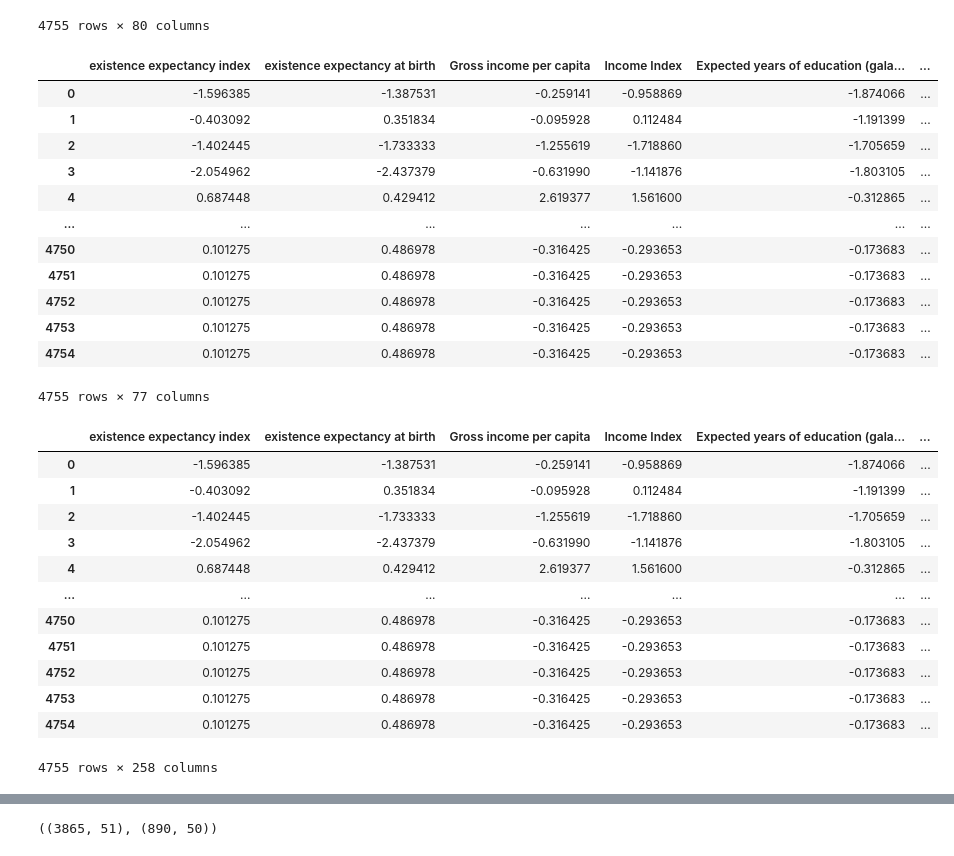
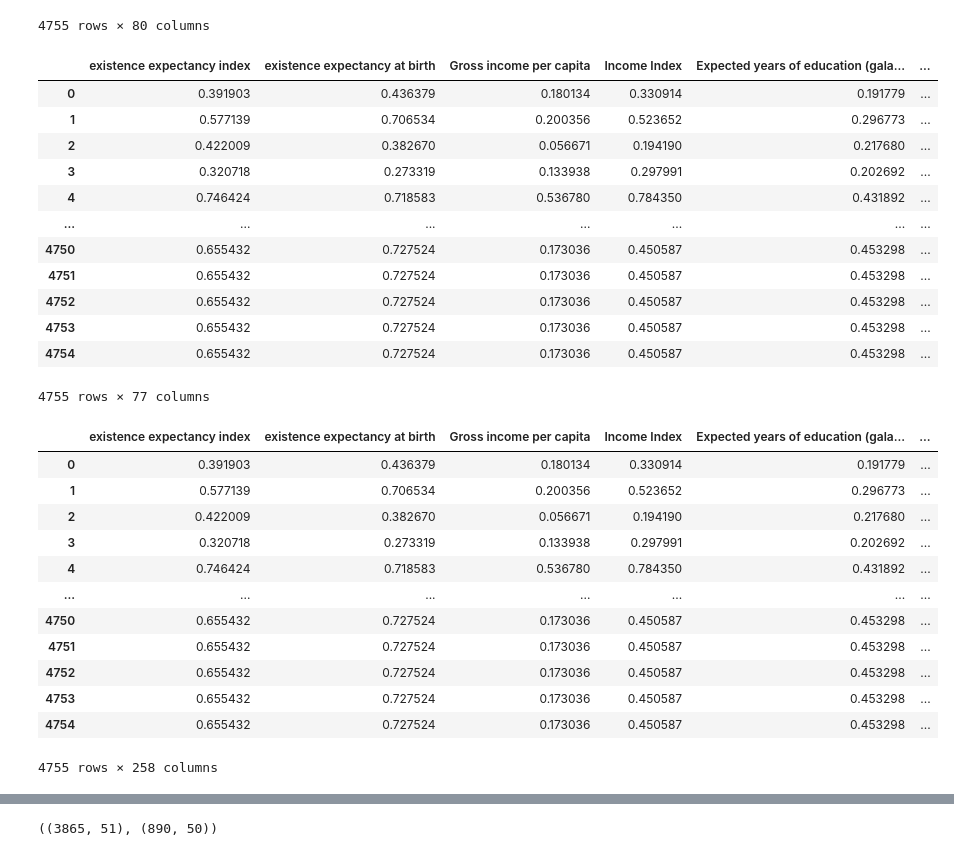
Before and after one commit to devrimcavusoglu/prohack, a Jupyter notebook: notebooks/eda/dimension_reduction_autoencoder.ipynb, the cells around one changed output, grey strips where cells are left out. Saved outputs shown, nothing was run; the diff lists cells and outputs as text; code cells hidden in the pictures.

```diff
--- a/notebooks/eda/dimension_reduction_autoencoder.ipynb
+++ b/notebooks/eda/dimension_reduction_autoencoder.ipynb
@@ -80,24 +80,24 @@ from sklearn.preprocessing import StandardScaler, MinMaxScaler, MaxAbsScaler
 df_scaled = df.drop(['galactic year', 'galaxy', 'y'], axis=1)
 cols = df_scaled.columns
 # %%
-scaler = StandardScaler()
-# scaler = MinMaxScaler()
+# scaler = StandardScaler()
+scaler = MinMaxScaler()
 # scaler = MaxAbsScaler()
 df_scaled = pd.DataFrame(scaler.fit_transform(df_scaled), columns=cols)
 df_scaled
 # %% [output]
 |  | existence expectancy index | existence expectancy at birth | Gross income per capita | Income Index | Expected years of education (gala... | ... |
-| 0 | -1.596385 | -1.387531 | -0.259141 | -0.958869 | -1.874066 | ... |
-| 1 | -0.403092 | 0.351834 | -0.095928 | 0.112484 | -1.191399 | ... |
-| 2 | -1.402445 | -1.733333 | -1.255619 | -1.718860 | -1.705659 | ... |
-| 3 | -2.054962 | -2.437379 | -0.631990 | -1.141876 | -1.803105 | ... |
-| 4 | 0.687448 | 0.429412 | 2.619377 | 1.561600 | -0.312865 | ... |
+| 0 | 0.391903 | 0.436379 | 0.180134 | 0.330914 | 0.191779 | ... |
+| 1 | 0.577139 | 0.706534 | 0.200356 | 0.523652 | 0.296773 | ... |
+| 2 | 0.422009 | 0.382670 | 0.056671 | 0.194190 | 0.217680 | ... |
+| 3 | 0.320718 | 0.273319 | 0.133938 | 0.297991 | 0.202692 | ... |
+| 4 | 0.746424 | 0.718583 | 0.536780 | 0.784350 | 0.431892 | ... |
 | ... | ... | ... | ... | ... | ... | ... |
-| 4750 | 0.101275 | 0.486978 | -0.316425 | -0.293653 | -0.173683 | ... |
-| 4751 | 0.101275 | 0.486978 | -0.316425 | -0.293653 | -0.173683 | ... |
-| 4752 | 0.101275 | 0.486978 | -0.316425 | -0.293653 | -0.173683 | ... |
-| 4753 | 0.101275 | 0.486978 | -0.316425 | -0.293653 | -0.173683 | ... |
-| 4754 | 0.101275 | 0.486978 | -0.316425 | -0.293653 | -0.173683 | ... |
+| 4750 | 0.655432 | 0.727524 | 0.173036 | 0.450587 | 0.453298 | ... |
+| 4751 | 0.655432 | 0.727524 | 0.173036 | 0.450587 | 0.453298 | ... |
+| 4752 | 0.655432 | 0.727524 | 0.173036 | 0.450587 | 0.453298 | ... |
+| 4753 | 0.655432 | 0.727524 | 0.173036 | 0.450587 | 0.453298 | ... |
+| 4754 | 0.655432 | 0.727524 | 0.173036 | 0.450587 | 0.453298 | ... |
 4755 rows × 77 columns
 # %%
 df_scaled['galaxy'] = df['galaxy']
@@ -105,17 +105,17 @@ df_scaled = pd.get_dummies(df_scaled, columns=['galaxy'])
 df_scaled
 # %% [output]
 |  | existence expectancy index | existence expectancy at birth | Gross income per capita | Income Index | Expected years of education (gala... | ... |
-| 0 | -1.596385 | -1.387531 | -0.259141 | -0.958869 | -1.874066 | ... |
-| 1 | -0.403092 | 0.351834 | -0.095928 | 0.112484 | -1.191399 | ... |
-| 2 | -1.402445 | -1.733333 | -1.255619 | -1.718860 | -1.705659 | ... |
-| 3 | -2.054962 | -2.437379 | -0.631990 | -1.141876 | -1.803105 | ... |
-| 4 | 0.687448 | 0.429412 | 2.619377 | 1.561600 | -0.312865 | ... |
+| 0 | 0.391903 | 0.436379 | 0.180134 | 0.330914 | 0.191779 | ... |
+| 1 | 0.577139 | 0.706534 | 0.200356 | 0.523652 | 0.296773 | ... |
+| 2 | 0.422009 | 0.382670 | 0.056671 | 0.194190 | 0.217680 | ... |
+| 3 | 0.320718 | 0.273319 | 0.133938 | 0.297991 | 0.202692 | ... |
+| 4 | 0.746424 | 0.718583 | 0.536780 | 0.784350 | 0.431892 | ... |
 | ... | ... | ... | ... | ... | ... | ... |
-| 4750 | 0.101275 | 0.486978 | -0.316425 | -0.293653 | -0.173683 | ... |
-| 4751 | 0.101275 | 0.486978 | -0.316425 | -0.293653 | -0.173683 | ... |
-| 4752 | 0.101275 | 0.486978 | -0.316425 | -0.293653 | -0.173683 | ... |
-| 4753 | 0.101275 | 0.486978 | -0.316425 | -0.293653 | -0.173683 | ... |
-| 4754 | 0.101275 | 0.486978 | -0.316425 | -0.293653 | -0.173683 | ... |
+| 4750 | 0.655432 | 0.727524 | 0.173036 | 0.450587 | 0.453298 | ... |
+| 4751 | 0.655432 | 0.727524 | 0.173036 | 0.450587 | 0.453298 | ... |
+| 4752 | 0.655432 | 0.727524 | 0.173036 | 0.450587 | 0.453298 | ... |
+| 4753 | 0.655432 | 0.727524 | 0.173036 | 0.450587 | 0.453298 | ... |
+| 4754 | 0.655432 | 0.727524 | 0.173036 | 0.450587 | 0.453298 | ... |
 4755 rows × 258 columns
 # %%
 from sklearn.model_selection import train_test_split
```
Also changed, not shown: parts of 7 cells of this notebook, 41 other files.
